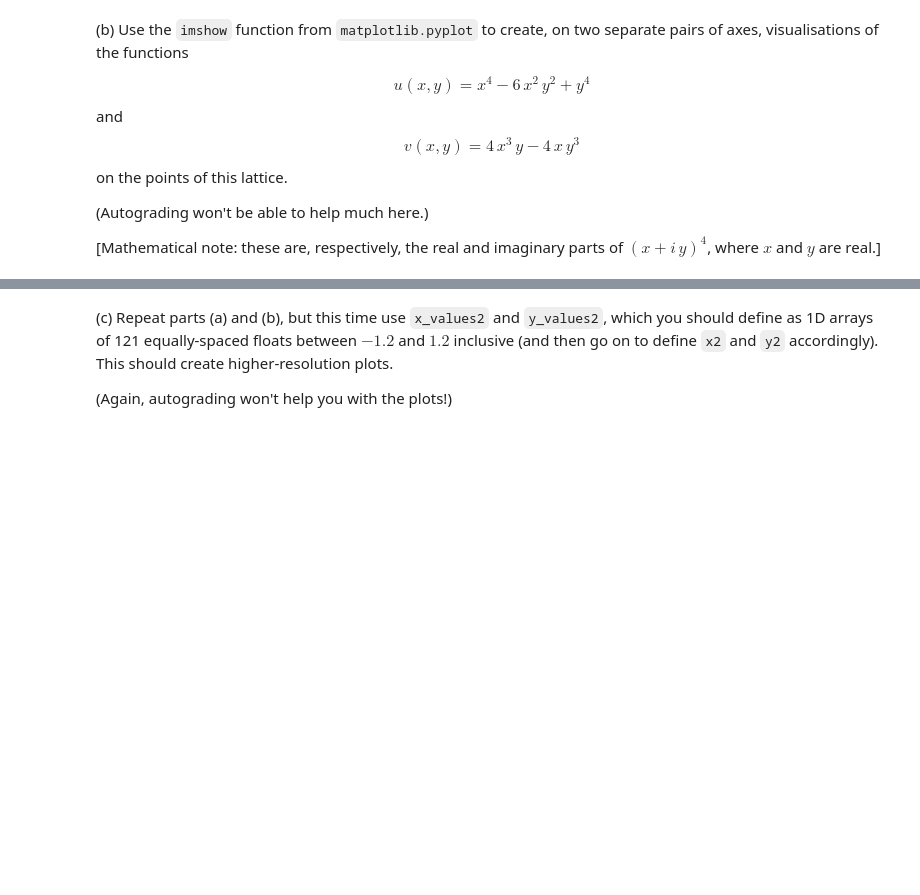
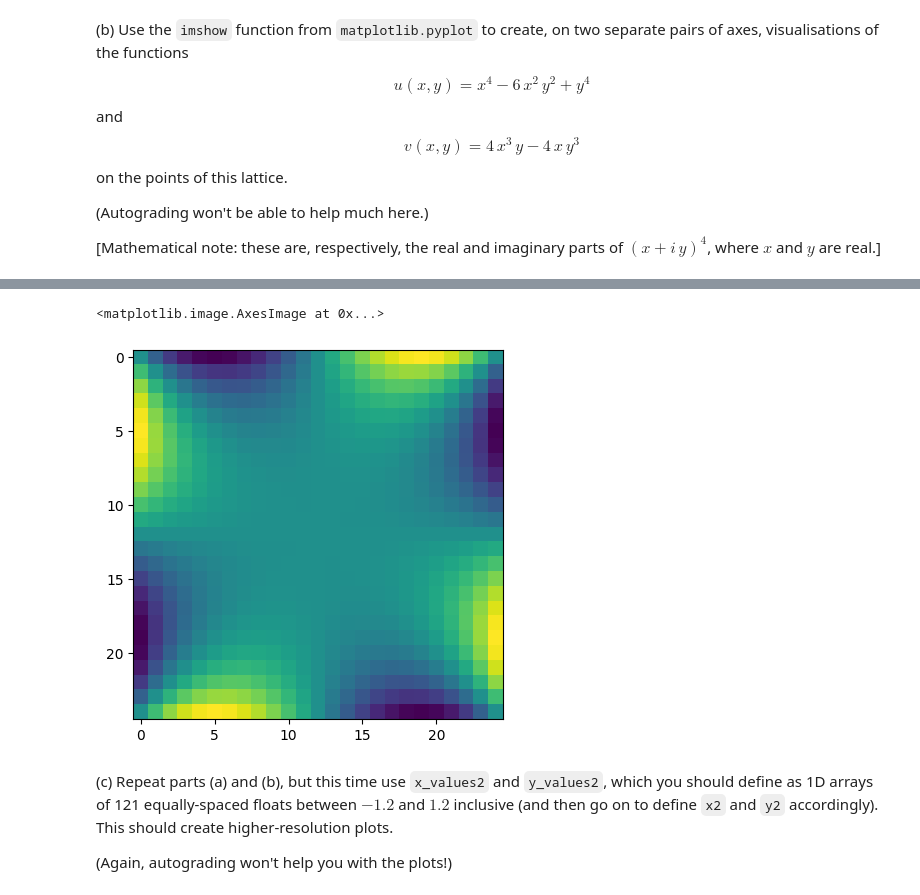
Before and after one commit to Imperial-MATH40006/math40006-2022-23-term2-week4-fkaner0, a Jupyter notebook: term2week4.ipynb, the cells around one changed output, grey strips where cells are left out. Saved outputs shown, nothing was run; the diff lists cells and outputs as text; code cells hidden in the pictures; blank space fills up the shorter version.

```diff
--- a/term2week4.ipynb
+++ b/term2week4.ipynb
@@ -262,7 +265,10 @@ raise NotImplementedError()
 # %%
-# Cell for second plot
-# YOUR CODE HERE
-raise NotImplementedError()
+v = 4 * x1**3 * y1 - 4 * x1 * y1 **3
+
+plt.imshow(v)
+# %% [output]
+<matplotlib.image.AxesImage at 0x...>
+[figure, added]
 # %% [markdown]
 (c) Repeat parts (a) and (b), but this time use `x_values2` and `y_values2`, which you should define as 1D arrays of 121 equally-spaced floats between $-1.2$ and $1.2$ inclusive (and then go on to define `x2` and `y2` accordingly). This should create higher-resolution plots.
 
```
Also changed, not shown: parts of 15 cells of this notebook.
